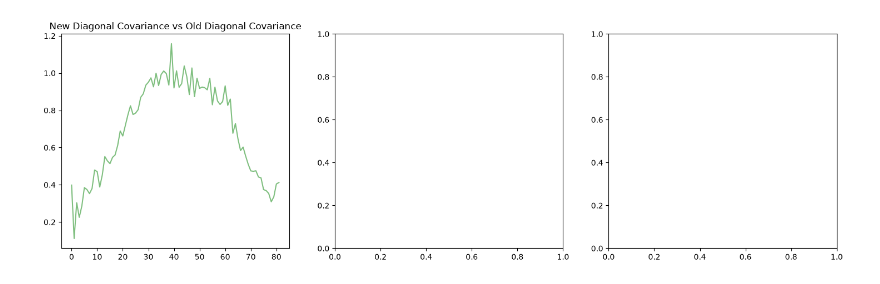
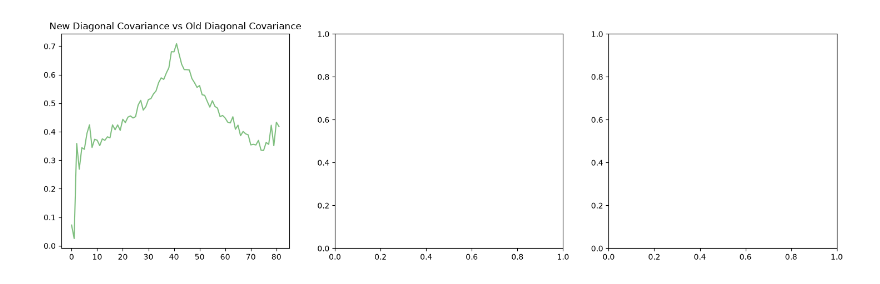
Before and after one commit to dtfrake/hmc-dust, a Jupyter notebook: fitting_variance_scale.ipynb, the cells around one changed output. Drawn from its saved outputs; the diff is of its cells as text; code cells hidden in the pictures.

```diff
--- a/fitting_variance_scale.ipynb
+++ b/fitting_variance_scale.ipynb
@@ -1,5 +1,6 @@
 # %%
 import jax.numpy as jnp
+import jax.scipy as jsp
 import numpy as np
 import jax
 import jax.random as jr
@@ -9,11 +10,11 @@ import jax.scipy.special as jss
 # Import the custom package you generated
 from Better_HMC import HMCSampler
 import matplotlib.pyplot as plt
-#jax.config.update("jax_enable_x64", True)
+jax.config.update("jax_enable_x64", True)
 
 num_dimensions = 50
-num_data = 100
-noise_magnitude_on_each_point = 0.1
+num_data = 50
+noise_magnitude_on_each_point = 1
 total_length = 10
 # MAKE SURE NUM_FOURIER_ENTRIES IS EVEN
 boundary_padding = 6
@@ -101,12 +102,19 @@ diagonal_values = jnp.ones(num_data)*noise_magnitude_on_each_point**2
 cov_data_matrix = jnp.diag(diagonal_values)
 inv_cov_data_matrix = jnp.linalg.inv(cov_data_matrix)
 
-k1, k2 = jr.split(jr.key(90))
-x_obs = jr.uniform(k1, shape=(num_data,), minval=0.0, maxval=total_length)
-y_obs_true = jnp.sin(30*x_obs/10) * jnp.exp(-5*x_obs/10)
-y_obs_err = noise_magnitude_on_each_point * jnp.ones_like(y_obs_true)
+k1, k2, k3, k4 = jr.split(jr.key(96), 4)
+#x_obs = jr.uniform(k1, shape=(num_data,), minval=0.0, maxval=total_length)
+#y_obs_true = jnp.sin(30*x_obs/10) * jnp.exp(-5*x_obs/10)
+#y_obs_err = noise_magnitude_on_each_point * jnp.ones_like(y_obs_true)
 
+#y_obs = y_obs_true + y_obs_err * jr.normal(k2, shape=y_obs_true.shape)
+
+xi = jr.normal(k3, shape = num_fourier_entries)
+x_obs = fixed_points_linspace
+y_obs_true = fft_field(xi, (4, -1))
+y_obs_err = jnp.ones_like(y_obs_true)*noise_magnitude_on_each_point
 y_obs = y_obs_true + y_obs_err * jr.normal(k2, shape=y_obs_true.shape)
+plt.plot(fixed_points_linspace, y_obs_true)
 
 def response_function(xi, inference_params):
     field_points = fft_field(xi, inference_params)
@@ -135,15 +145,14 @@ def negative_logdensity(x):
     negative_log_p_d_given_s = 0.5*res.T @ inv_cov_data_matrix @ res
     return negative_log_p_s + negative_log_p_d_given_s
 # %%
-num_overall_steps = 400000
-burn_in = 1000
+num_overall_steps = 200000
+burn_in = 0
 num_good_samples = num_overall_steps - burn_in
 time_arr = jnp.arange(num_good_samples)
 sampler = HMCSampler(
     negative_logdensity= negative_logdensity,
-    num_integration_steps=5,
-    step_size=0.01,
-    #inv_mass_matrix = jnp.array(np.load('cov_matrix_fitting_three_parameters_matern.npy')),
+    num_integration_steps=10,
+    step_size=0.02,
     inv_mass_matrix = jnp.eye(num_fourier_entries + num_fitting_params),
     alpha=1.0
 )
@@ -158,33 +167,33 @@ overall_data_arr, overall_momentum_arr, accept_prob_arr = sampler.sample(
     num_samples=num_overall_steps,
     burn_in = burn_in,
     rng_key=rng
 )
 
 logvars = overall_data_arr[:, 0]
 logscales = overall_data_arr[:, 1]
 overall_position_arr = overall_data_arr[:, 2:]
 lognus = jnp.zeros_like(logvars)
 inference_params = (logvars, logscales)
 
 overall_position_arr = jax.vmap(fft_field, in_axes=(0, 0))(
     overall_position_arr, inference_params
 )
 overall_position_arr = overall_position_arr[:, 0:num_dimensions]
 
 mean_position = overall_position_arr.sum(axis=0)/num_good_samples
 
 vars = jnp.exp(logvars)
 scales = jnp.exp(logscales)
 nus = jnp.exp(lognus)
 cov= jnp.cov(overall_data_arr, rowvar = False)
 #old_cov = jnp.array(np.load('cov_matrix_fitting_three_parameters_matern.npy'))
 fig, axes = plt.subplots(1, 3, figsize = (18, 5))
 timegrid = jnp.arange(num_fourier_entries + num_fitting_params)
 axes[0].plot(timegrid, jnp.diagonal(cov), color = "Green", alpha = 0.5)
 #axes[0].plot(timegrid, jnp.diagonal(old_cov), color = "Red", alpha = 0.5)
 axes[0].set_title("New Diagonal Covariance vs Old Diagonal Covariance")
 np.save('cov_matrix_fitting_variance_scale_matern.npy', np.asarray(cov))
 # %% [output]
-[figure, old version]
+[figure, new version]
 # %%
 fig, axes = plt.subplots(4, 3, figsize = (18, 20))
```
Also changed, not shown: parts of 2 cells of this notebook, 4 other files.
